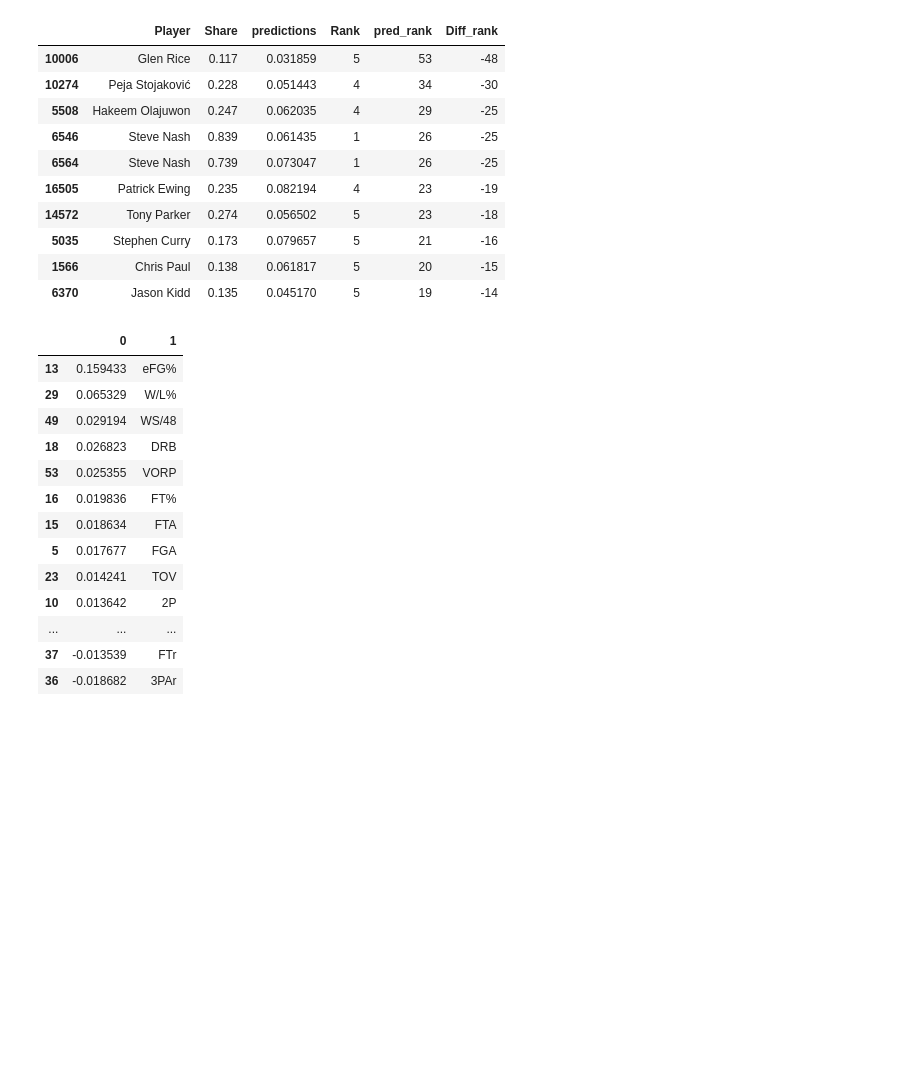
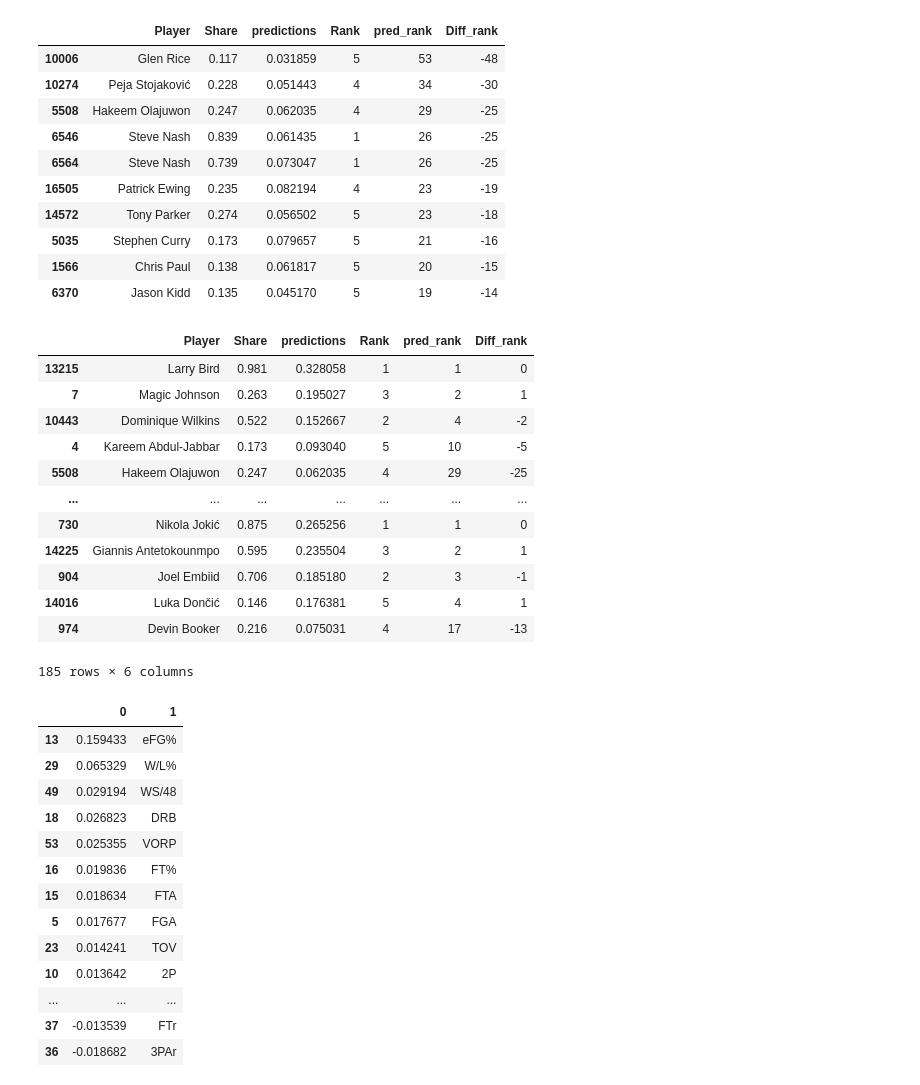
Before and after one commit to dcast822/NBA_analysis, a Jupyter notebook: 03_mvp_ML.ipynb, the cells around one changed output. Drawn from its saved outputs; the diff is of its cells as text; code cells hidden in the pictures; blank space fills up the shorter version.

```diff
--- a/03_mvp_ML.ipynb
+++ b/03_mvp_ML.ipynb
@@ -5,7 +5,7 @@ import matplotlib.pyplot as plt
 # %%
 pd.set_option('display.max_columns',50)
 # %%
-pd.set_option('display.max_rows',100)
+pd.set_option('display.max_rows',180)
 # %%
 stats = pd.read_csv("data/player_mvp_advanced_stats.csv")
 # %%
@@ -309,6 +310,22 @@ all_predictions[all_predictions["Rank"]<6].sort_values("Diff_rank").head(10)
 | 5035 | Stephen Curry | 0.173 | 0.079657 | 5 | 21 | -16 |
 | 1566 | Chris Paul | 0.138 | 0.061817 | 5 | 20 | -15 |
 | 6370 | Jason Kidd | 0.135 | 0.045170 | 5 | 19 | -14 |
+# %%
+all_predictions[all_predictions["Rank"]<6]
+# %% [output]
+|  | Player | Share | predictions | Rank | pred_rank | Diff_rank |
+| 13215 | Larry Bird | 0.981 | 0.328058 | 1 | 1 | 0 |
+| 7 | Magic Johnson | 0.263 | 0.195027 | 3 | 2 | 1 |
+| 10443 | Dominique Wilkins | 0.522 | 0.152667 | 2 | 4 | -2 |
+| 4 | Kareem Abdul-Jabbar | 0.173 | 0.093040 | 5 | 10 | -5 |
+| 5508 | Hakeem Olajuwon | 0.247 | 0.062035 | 4 | 29 | -25 |
+| ... | ... | ... | ... | ... | ... | ... |
+| 730 | Nikola Jokić | 0.875 | 0.265256 | 1 | 1 | 0 |
+| 14225 | Giannis Antetokounmpo | 0.595 | 0.235504 | 3 | 2 | 1 |
+| 904 | Joel Embiid | 0.706 | 0.185180 | 2 | 3 | -1 |
+| 14016 | Luka Dončić | 0.146 | 0.176381 | 5 | 4 | 1 |
+| 974 | Devin Booker | 0.216 | 0.075031 | 4 | 17 | -13 |
+185 rows × 6 columns
 # %%
 pd.concat([pd.Series(ridge.coef_),pd.Series(features)], axis = 1).sort_values(0, ascending = False)
 # %% [output]
```
Also changed, not shown: parts of 4 cells of this notebook.
